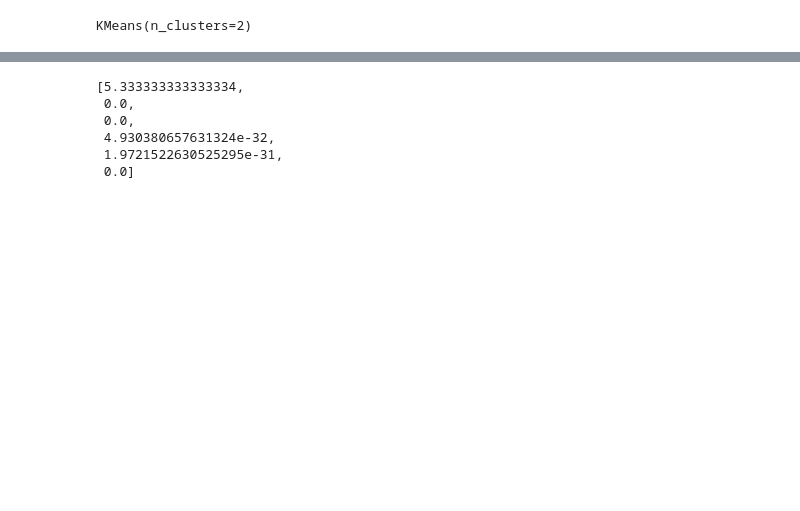
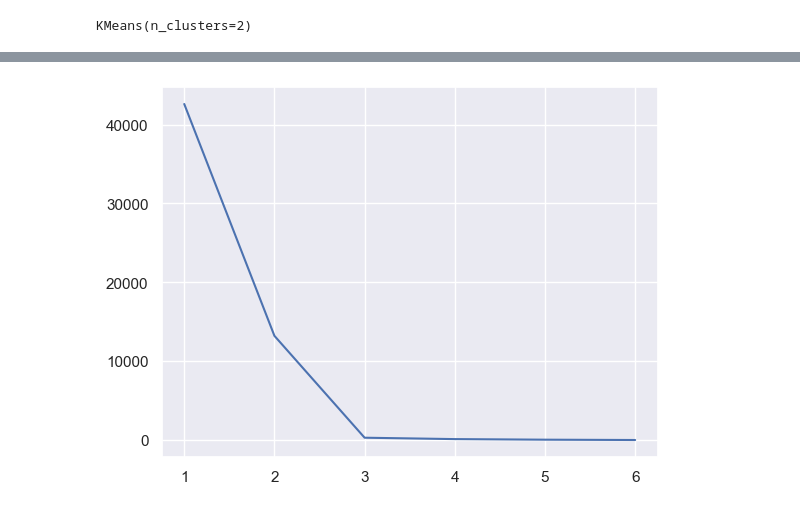
Before and after one commit to aman-mishra-02/Data-Science, a Jupyter notebook: Cluster Analysis/Ctegoricaldata.ipynb, the cells around one changed output, grey strips where cells are left out. Drawn from its saved outputs; the diff is of its cells as text; code cells hidden in the pictures; blank space fills up the shorter version.

```diff
--- a/Cluster Analysis/Ctegoricaldata.ipynb
+++ b/Cluster Analysis/Ctegoricaldata.ipynb
@@ -35,12 +35,10 @@ for i in range(1,7):
     kmeans = KMeans(i)
     kmeans.fit(x)
     wcss.append(kmeans.inertia_)
-
-wcss
-# %% [output]
-[5.333333333333334,
- 0.0,
- 0.0,
- 4.930380657631324e-32,
- 1.9721522630525295e-31,
- 0.0]
+# %%
+i = range(1,7)
+
+plt.plot(i,wcss)
+plt.show()
+# %% [output]
+[figure, added]
```
Also changed, not shown: parts of 1 cell of this notebook, 1 other file.
